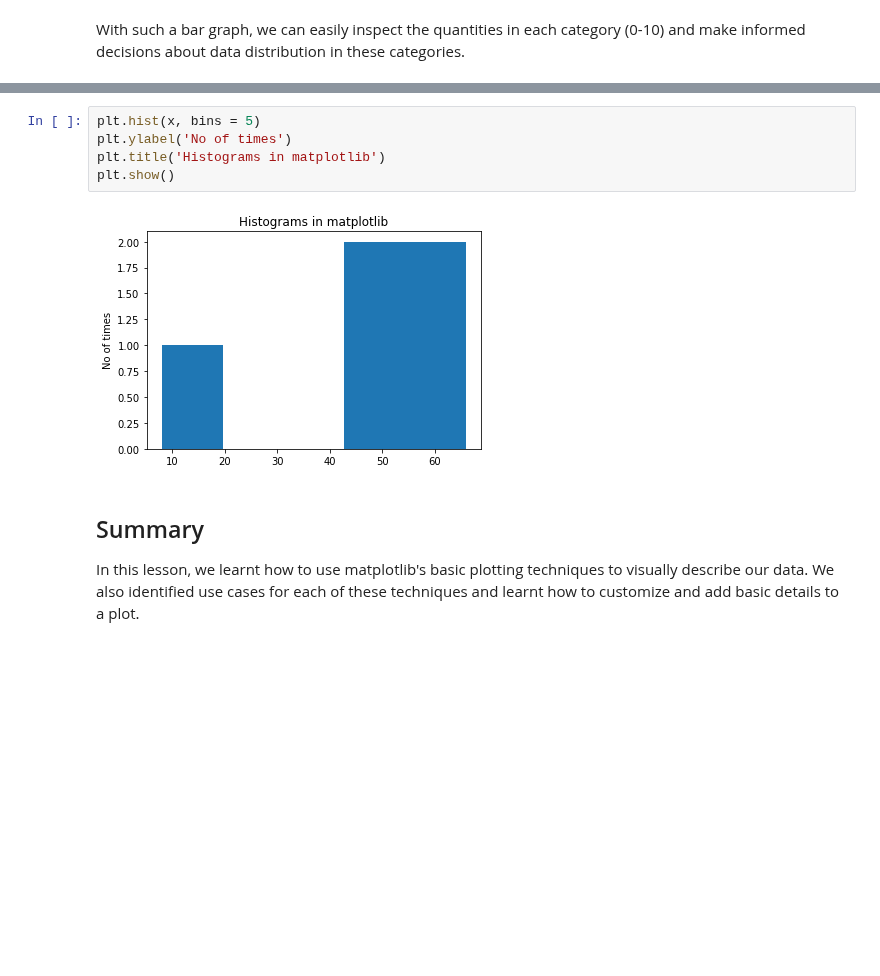
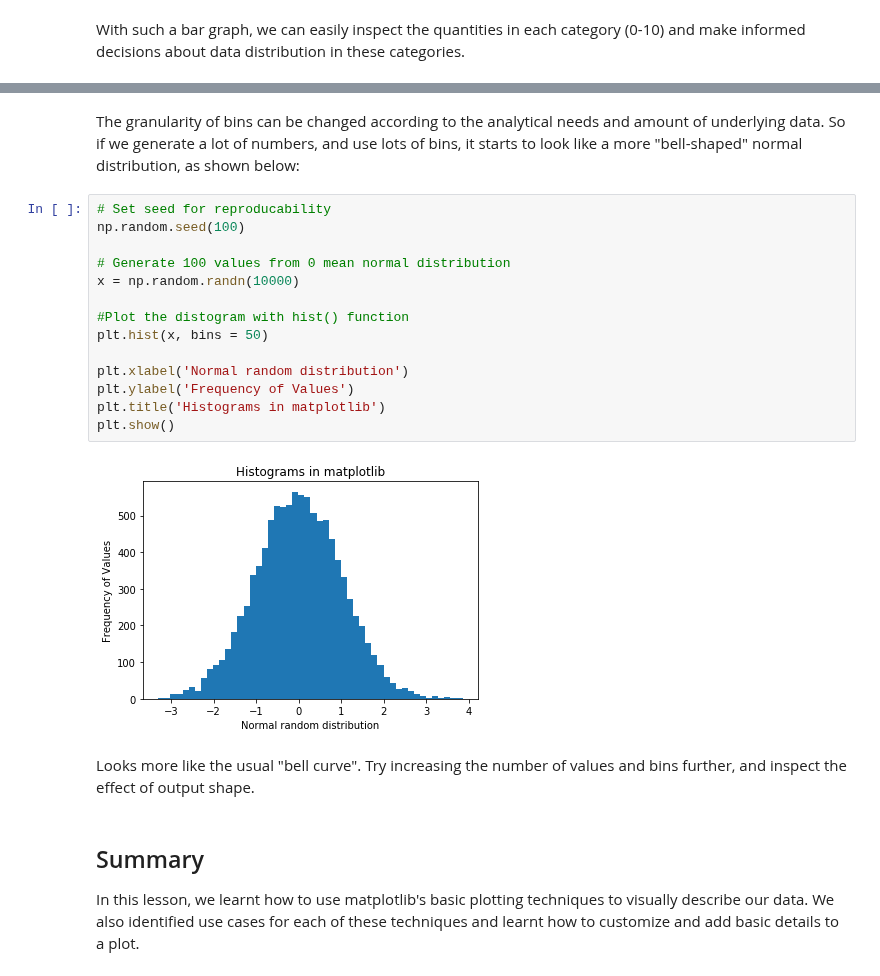
Before and after one commit to learn-co-curriculum/dsc-data-viz, a Jupyter notebook: index.ipynb, the cells around one changed output, grey strips where cells are left out. Drawn from its saved outputs; the diff is of its cells as text; blank space fills up the shorter version.

```diff
--- a/index.ipynb
+++ b/index.ipynb
@@ -148,10 +161,23 @@ we can optionally pass the `bins` argument to describe the width the slot or ran
-# %%
-plt.hist(x, bins = 5)
-plt.ylabel('No of times')
-plt.title('Histograms in matplotlib')
-plt.show()
-# %% [output]
-[figure, removed]
+# %% [markdown]
+The granularity of bins can be changed according to the analytical needs and amount of underlying data. So if we generate a lot of numbers, and use lots of bins, it starts to look like a more "bell-shaped" normal distribution, as shown below:
+# %%
+# Set seed for reproducability
+np.random.seed(100)
+
+# Generate 100 values from 0 mean normal distribution
+x = np.random.randn(10000)
+
+#Plot the distogram with hist() function
+plt.hist(x, bins = 50)
+
+plt.xlabel('Normal random distribution')
+plt.ylabel('Frequency of Values')
+plt.title('Histograms in matplotlib')
+plt.show()
+# %% [output]
+[figure, added]
+# %% [markdown]
+Looks more like the usual "bell curve". Try increasing the number of values and bins further, and inspect the effect of output shape.
 # %% [markdown]
 ## Summary
 
```
Also changed, not shown: parts of 18 cells of this notebook, 8 other files.
